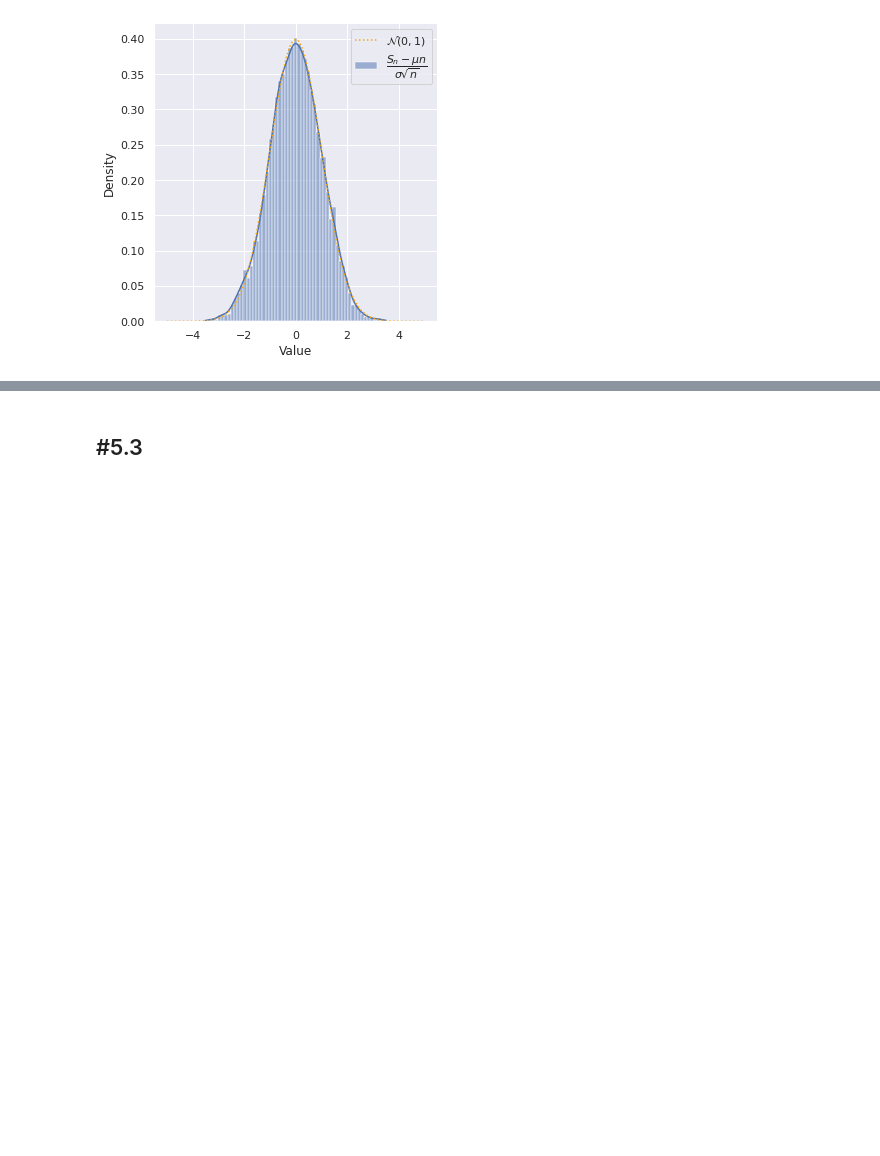
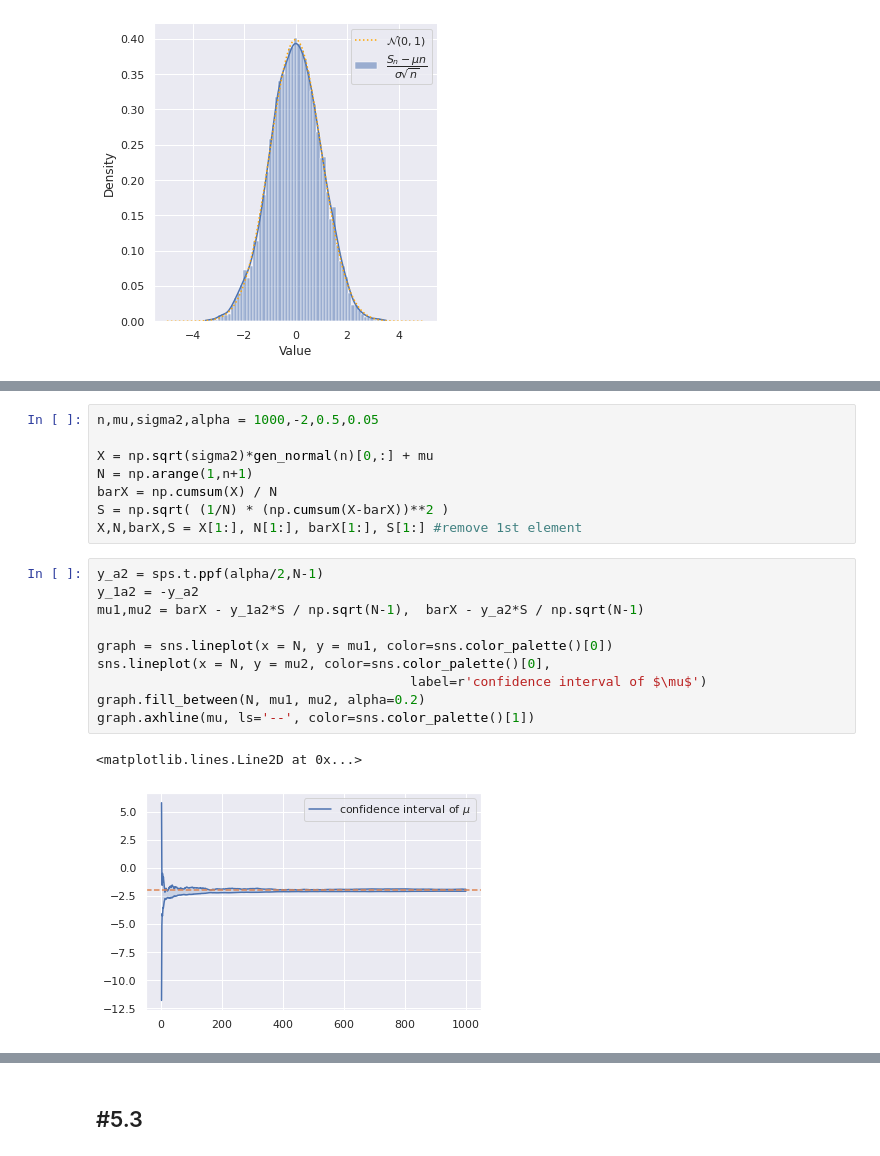
Before and after one commit to Arkadiy-Vladimirov/praktikum_7, a Jupyter notebook: task5.ipynb, the cells around one changed output, grey strips where cells are left out. Drawn from its saved outputs; the diff is of its cells as text; blank space fills up the shorter version.

```diff
--- a/task5.ipynb
+++ b/task5.ipynb
@@ -65,0 +75,21 @@ sns.lineplot(x=np.linspace(-5, 5, 1000), y=sps.norm.pdf(np.linspace(-5, 5, 1000)
+# %%
+n,mu,sigma2,alpha = 1000,-2,0.5,0.05
+
+X = np.sqrt(sigma2)*gen_normal(n)[0,:] + mu
+N = np.arange(1,n+1)
+barX = np.cumsum(X) / N
+S = np.sqrt( (1/N) * (np.cumsum(X-barX))**2 )
+X,N,barX,S = X[1:], N[1:], barX[1:], S[1:] #remove 1st element
+# %%
+y_a2 = sps.t.ppf(alpha/2,N-1)
+y_1a2 = -y_a2
+mu1,mu2 = barX - y_1a2*S / np.sqrt(N-1),  barX - y_a2*S / np.sqrt(N-1)
+
+graph = sns.lineplot(x = N, y = mu1, color=sns.color_palette()[0])
+sns.lineplot(x = N, y = mu2, color=sns.color_palette()[0],
+                                        label=r'confidence interval of $\mu$')
+graph.fill_between(N, mu1, mu2, alpha=0.2)
+graph.axhline(mu, ls='--', color=sns.color_palette()[1])
+# %% [output]
+<matplotlib.lines.Line2D at 0x...>
+[figure, added]
```
Also changed, not shown: parts of 4 cells of this notebook, 5 other files.
